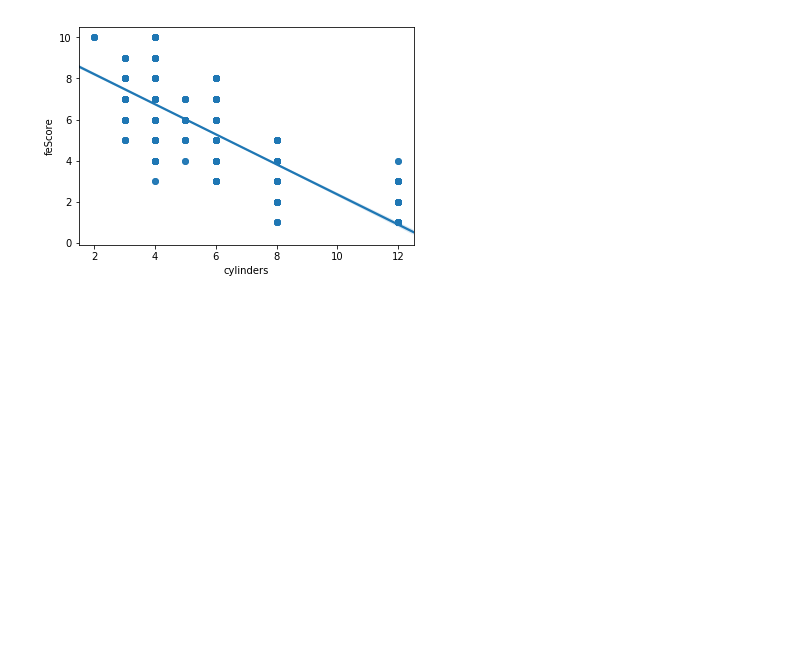
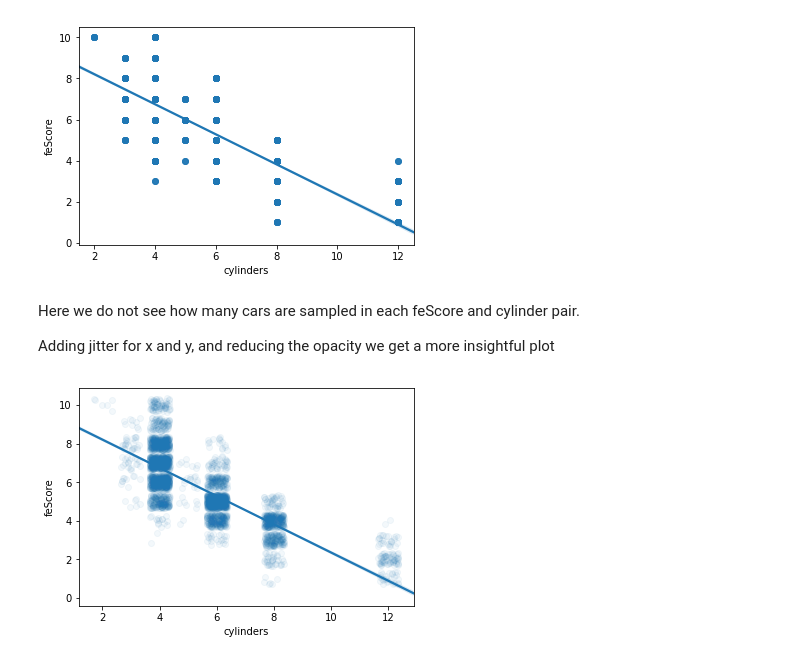
Before and after one commit to rashokanand/python_viz_matplotlib_seaborn, a Jupyter notebook: Bivariate_visualizations.ipynb, the cells around one changed output. Saved outputs shown, nothing was run; the diff lists cells and outputs as text; code cells hidden in the pictures; blank space fills up the shorter version.

```diff
--- a/Bivariate_visualizations.ipynb
+++ b/Bivariate_visualizations.ipynb
@@ -60,3 +60,11 @@ using scatter plot first (seaborn)
 sb.regplot(x = 'cylinders',y = 'feScore',data = car_df);
 # %% [output]
 [figure]
+# %% [markdown]
+Here we do not see how many cars are sampled in each feScore and cylinder pair.
+
+Adding jitter for x and y, and reducing the opacity we get a more insightful plot
+# %%
+sb.regplot(x = 'cylinders',y = 'feScore',data = car_df,x_jitter = 0.35,y_jitter = 0.35,scatter_kws = {'alpha':1/20});
+# %% [output]
+[figure, added]
```
Also changed, not shown: parts of 3 cells of this notebook.
